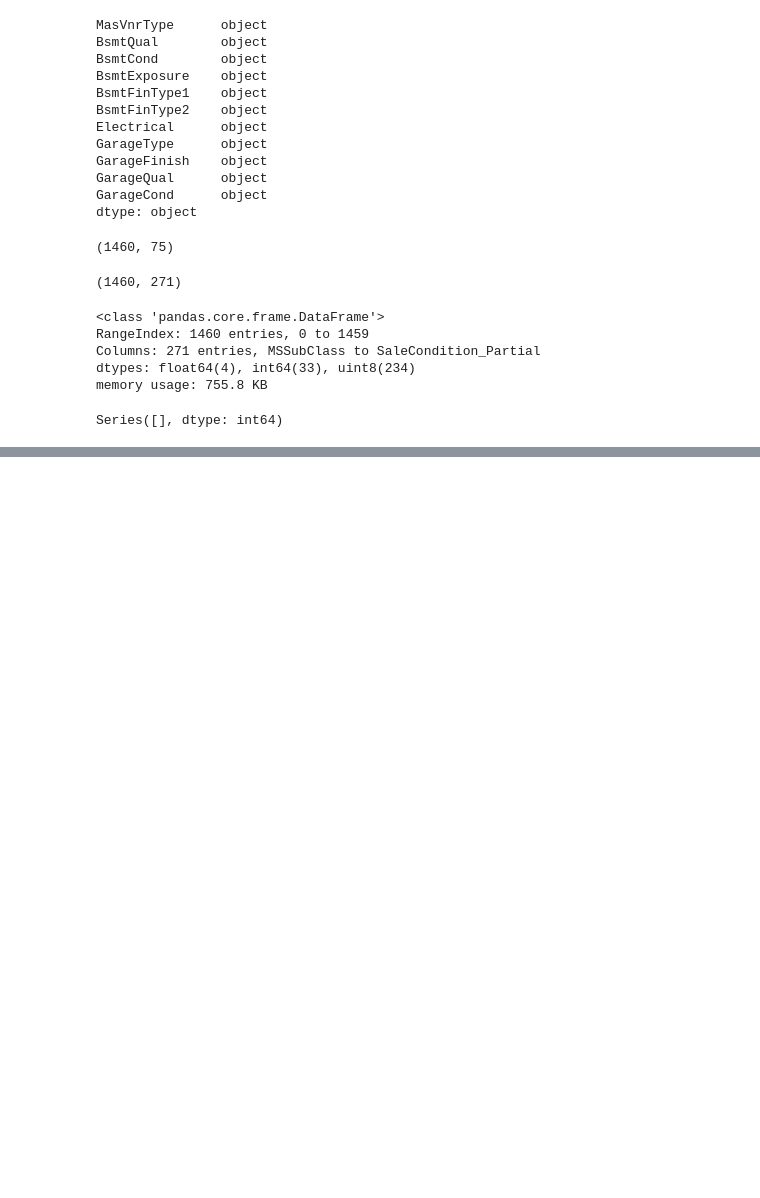
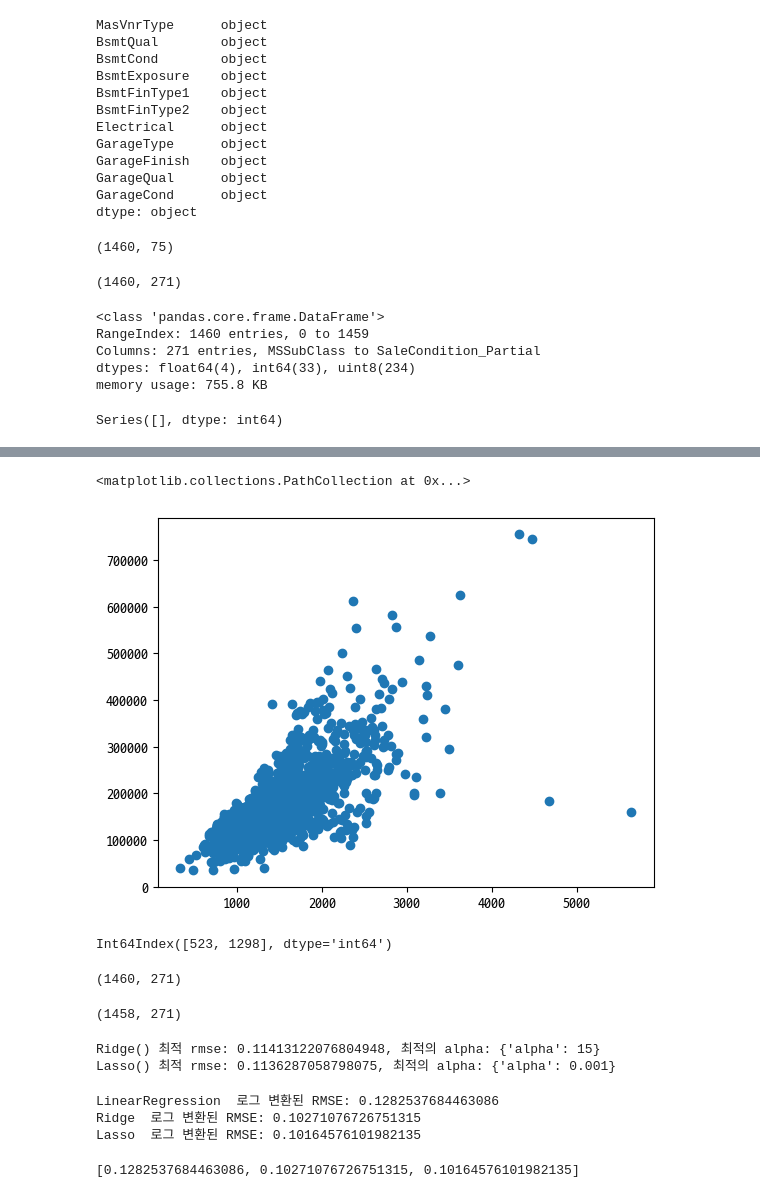
Before and after one commit to ThatHomr/python_ex_my, a Jupyter notebook: 09_시계열/04_house.ipynb, the cells around one changed output, grey strips where cells are left out. Drawn from its saved outputs; the diff is of its cells as text; code cells hidden in the pictures; blank space fills up the shorter version.

```diff
--- a/09_시계열/04_house.ipynb
+++ b/09_시계열/04_house.ipynb
@@ -139,0 +270,5 @@ Series([], dtype: int64)
+# %%
+plt.scatter(x=house_df_org['GrLivArea'], y=house_df_org['SalePrice'])
+# %% [output]
+<matplotlib.collections.PathCollection at 0x...>
+[figure, added]
@@ -139,0 +280,8 @@ Series([], dtype: int64)
+# %%
+outlier_index
+# %% [output]
+Int64Index([523, 1298], dtype='int64')
+# %%
+house_df_ohe.shape
+# %% [output]
+(1460, 271)
@@ -139,0 +290,40 @@ Series([], dtype: int64)
+# %%
+house_df_ohe.shape
+# %% [output]
+(1458, 271)
+# %%
+y = house_df_ohe['SalePrice']
+X = house_df_ohe.drop(columns=['SalePrice'])
+X_train,X_test,y_train,y_test = train_test_split(X,
+                                                 y,
+                                                 test_size = 0.2,
+                                                 random_state = 156)
+lr_reg = LinearRegression()
+ridge_reg = Ridge()
+lasso_reg = Lasso()
+
+ridge_params = {'alpha':[0.05,0.1,1,5,10,12,15,20]}
+lasso_params = {'alpha':[0.001,0.005,0.008,0.05,0.03,0.1,1,5,10]}
+print_best_params(ridge_reg,ridge_params)
+print_best_params(lasso_reg,lasso_params)
+# %% [output]
+Ridge() 최적 rmse: 0.11413122076804948, 최적의 alpha: {'alpha': 15}
+Lasso() 최적 rmse: 0.1136287058798075, 최적의 alpha: {'alpha': 0.001}
+# %%
+lr_reg = LinearRegression()
+lr_reg.fit(X_train,y_train)
+ridge_reg = Ridge(alpha=15)
+ridge_reg.fit(X_train,y_train)
+lasso_reg = Lasso(alpha=0.001)
+lasso_reg.fit(X_train,y_train)
+
+models = [lr_reg, ridge_reg, lasso_reg]
+get_rmses(models)
+# LinearRegression  로그 변환된 RMSE: 0.13189576579154072
+# Ridge  로그 변환된 RMSE: 0.12387044279987358
+# Lasso  로그 변환된 RMSE: 0.11995999974065162
+# %% [output]
+LinearRegression  로그 변환된 RMSE: 0.1282537684463086
+Ridge  로그 변환된 RMSE: 0.10271076726751315
+Lasso  로그 변환된 RMSE: 0.10164576101982135
+[0.1282537684463086, 0.10271076726751315, 0.10164576101982135]
```
Also changed, not shown: parts of 18 cells of this notebook.
